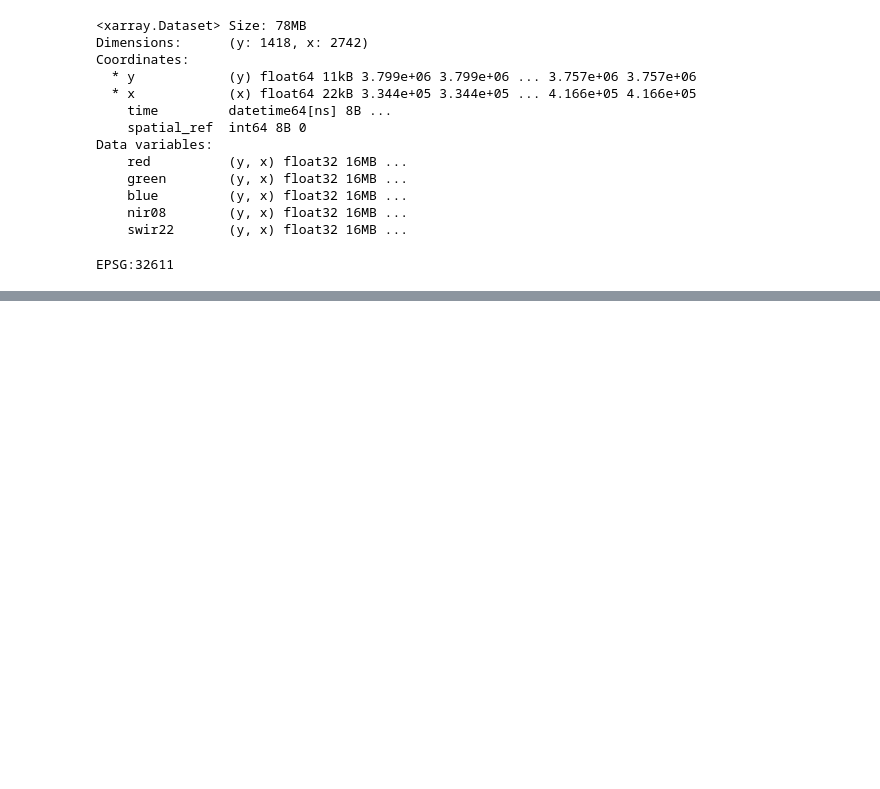
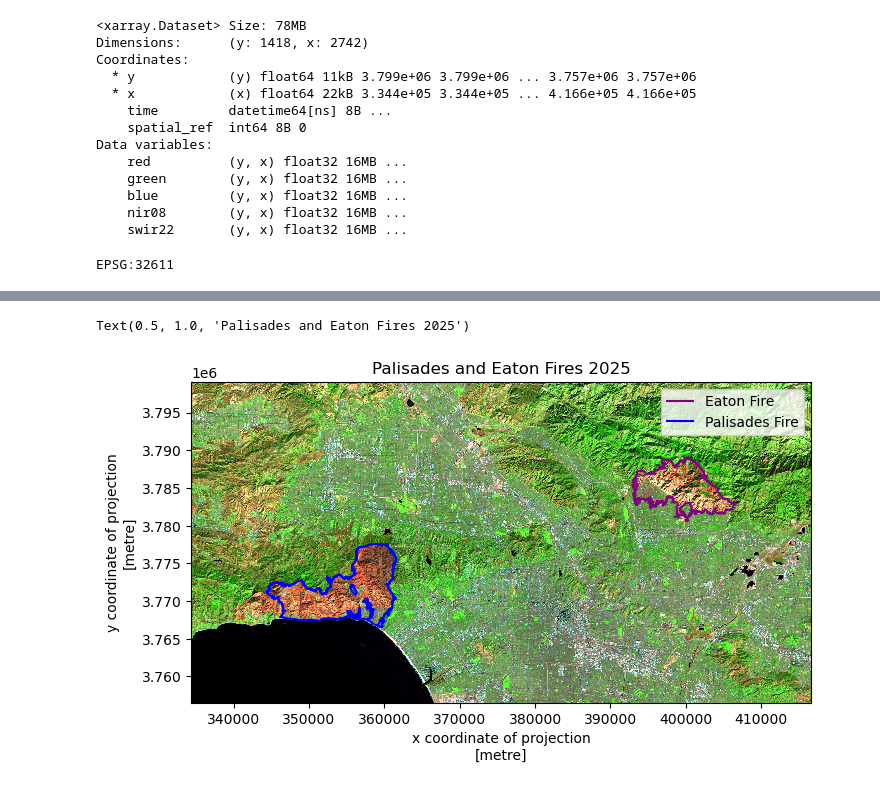
Before and after one commit to cloover7/eds220-hwk4, a Jupyter notebook: hwk4-task2-false-color-yang.ipynb, the cells around one changed output, grey strips where cells are left out. Saved outputs shown, nothing was run; the diff lists cells and outputs as text; code cells hidden in the pictures; blank space fills up the shorter version.

```diff
--- a/hwk4-task2-false-color-yang.ipynb
+++ b/hwk4-task2-false-color-yang.ipynb
@@ -122,0 +167,14 @@ EPSG:32611
+# %%
+fig, ax = plt.subplots(figsize=(8, 6))
+#ax.axis('off')
+
+landsat[['swir22', 'nir08', 'red']].fillna(0).to_dataarray().plot.imshow(ax = ax, robust = True)
+
+eaton.boundary.plot(ax=ax, color='purple', label = 'Eaton Fire')
+palisades.boundary.plot(ax=ax, color='blue', label = 'Palisades Fire')
+
+ax.legend()
+ax.set_title('Palisades and Eaton Fires 2025')
+# %% [output]
+Text(0.5, 1.0, 'Palisades and Eaton Fires 2025')
+[figure, added]
```
Also changed, not shown: parts of 20 cells of this notebook.
